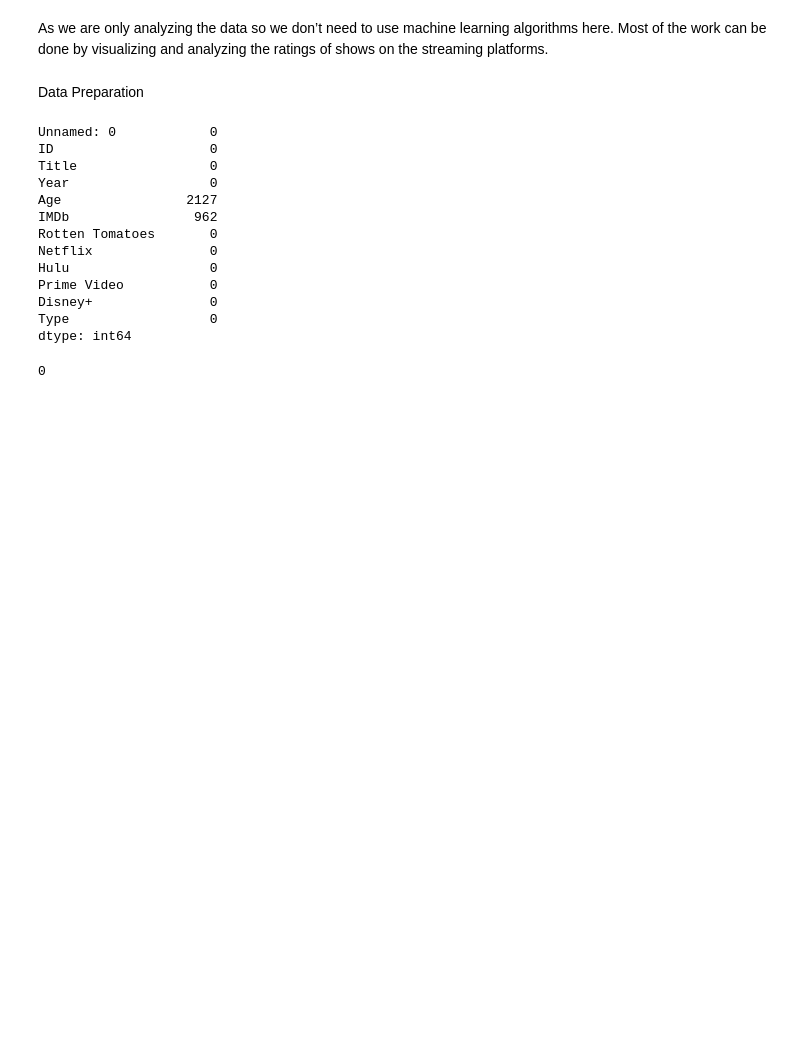
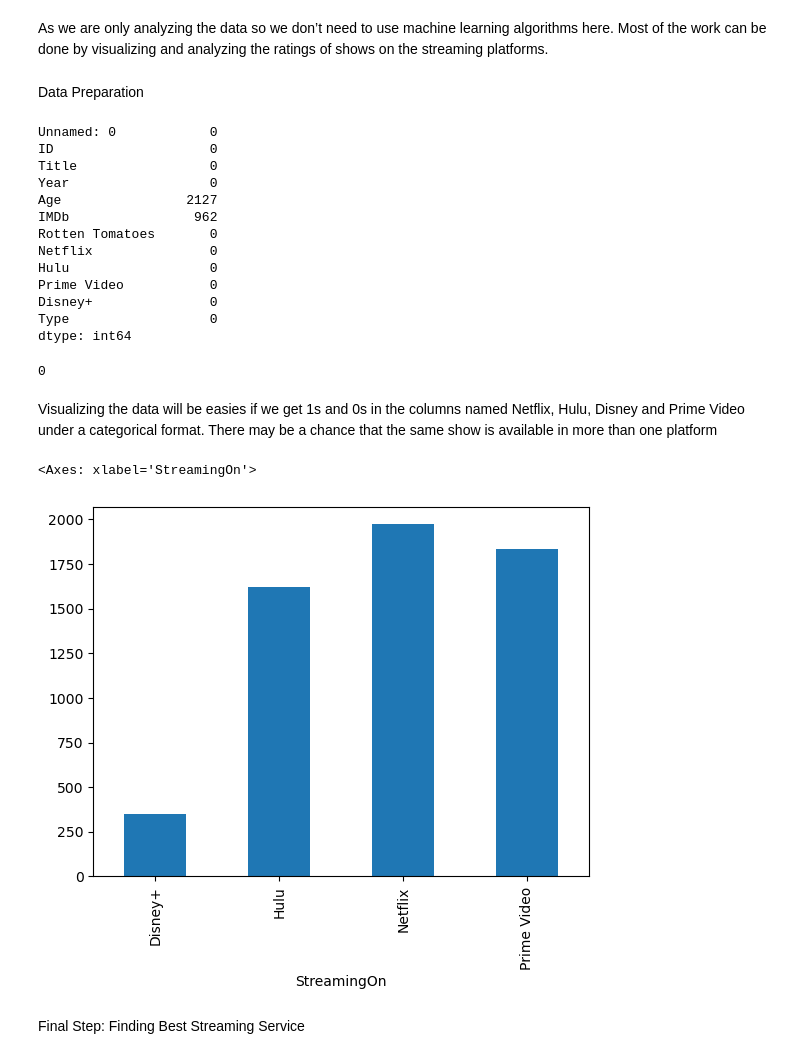
Before and after one commit to kamran-ansari56/Machine-Learning-Projects, a Jupyter notebook: Best Streaming Service Analysis/Best Streaming Service Analysis.ipynb, the cells around one changed output. Cells and saved outputs as stored; diff of their text form; code cells hidden in the pictures; blank space fills up the shorter version.

```diff
--- a/Best Streaming Service Analysis/Best Streaming Service Analysis.ipynb
+++ b/Best Streaming Service Analysis/Best Streaming Service Analysis.ipynb
@@ -51,0 +79,41 @@ tv_shows.drop_duplicates(subset= 'Title', keep= 'first', inplace= True)
+# %%
+tv_shows['IMDb'] = tv_shows['IMDb'].fillna(0)
+tv_shows['IMDb'] = tv_shows['IMDb']*10
+# %%
+def clean_imdb(value):
+    if pd.isna(value):
+        return 0
+    value = str(value).strip()
+
+    # Case: "9.4/10" → take only "9.4"
+    if "/" in value:
+        value = value.split("/")[0]
+
+    try:
+        return float(value) * 10   # Scale IMDb to 0–100
+    except:
+        return 0   # If it's still messy text like "N/A"
+
+# Apply cleaning
+tv_shows['IMDb'] = tv_shows['IMDb'].apply(clean_imdb).astype(int)
+# %% [markdown]
+Visualizing the data will be easies if we get 1s and 0s in the columns named Netflix, Hulu, Disney and Prime Video under a categorical format. There may be a chance that the same show is available in more than one platform
+# %%
+tv_shows_long = pd.melt(tv_shows[['Title','Netflix','Hulu','Disney+',
+                                'Prime Video']], id_vars= ['Title'],  var_name= 'StreamingOn', value_name= 'Present')
+tv_shows_long = tv_shows_long[tv_shows_long['Present'] == 1]
+tv_shows_long.drop(columns=['Present'], inplace= True)
+# %%
+# Now let's merge this data with the data we started with but we will drop some unwanted columns
+tv_shows_combined = tv_shows_long.merge(tv_shows, on = 'Title', how = 'inner')
+tv_shows_combined.drop(columns= ['Unnamed: 0','Netflix',
+                                  'Hulu', 'Prime Video', 'Disney+', 'Type'], inplace= True)
+# %%
+# Now let’s plot the data where the rantings are more than 1 to see the quantity of the tv shows available on each platform
+tv_shows_both_ratings = tv_shows_combined[(tv_shows_combined.IMDb > 0) & tv_shows_combined['Rotten Tomatoes'] > 0 ]
+tv_shows_combined.groupby('StreamingOn').Title.count().plot(kind= 'bar')
+# %% [output]
+<Axes: xlabel='StreamingOn'>
+[figure, added]
+# %% [markdown]
+Final Step: Finding Best Streaming Service
```
Also changed, not shown: parts of 5 cells of this notebook.
